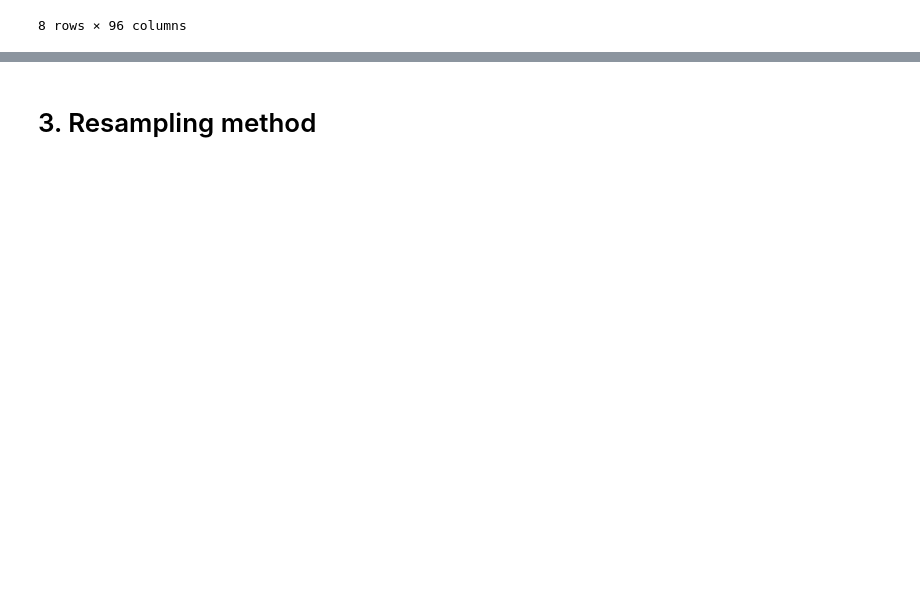
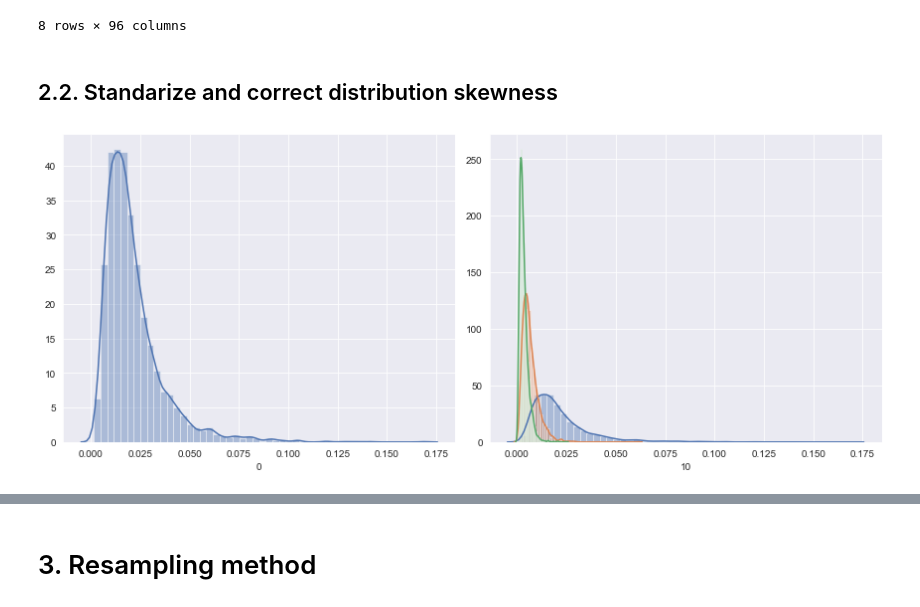
Before and after one commit to josebasierra/clasificacion-imagenes-mentales-APA, a Jupyter notebook: script.ipynb, the cells around one changed output, grey strips where cells are left out. Saved outputs shown, nothing was run; the diff lists cells and outputs as text; code cells hidden in the pictures; blank space fills up the shorter version.

```diff
--- a/script.ipynb
+++ b/script.ipynb
@@ -113,6 +110,8 @@ data.describe()
 | 75% | 0.026190 | 0.029095 | 0.024602 | 0.013309 | 0.009350 | 0.008439 | 0.007832 | 0.007219 | 0.005993 | 0.005027 | ... | ... |
 | max | 0.169052 | 0.154352 | 0.139760 | 0.083383 | 0.083631 | 0.061253 | 0.044344 | 0.045037 | 0.025920 | 0.022354 | ... | ... |
 8 rows × 96 columns
+# %% [markdown]
+## 2.2. Standarize and correct distribution skewness
 # %%
 # apply transformations to data for posterior observation
 
@@ -130,4 +129,19 @@ for i in range(0,len(data.columns)-1):
 # plot configuration
 sns.set_style('darkgrid')
 sns.set_palette('deep')
+# %%
+fig = plt.figure(figsize=(12,5))
+
+ax = fig.add_subplot(1,2,1)
+sns.distplot(data[0])
+
+ax = fig.add_subplot(1,2,2)
+sns.distplot(data[0])
+sns.distplot(data[5])
+sns.distplot(data[10])
+
+fig.tight_layout()
+plt.savefig('figures/data.png')
+# %% [output]
+[figure, added]
 # %%
```
Also changed, not shown: parts of 14 cells of this notebook, 1 other file.
